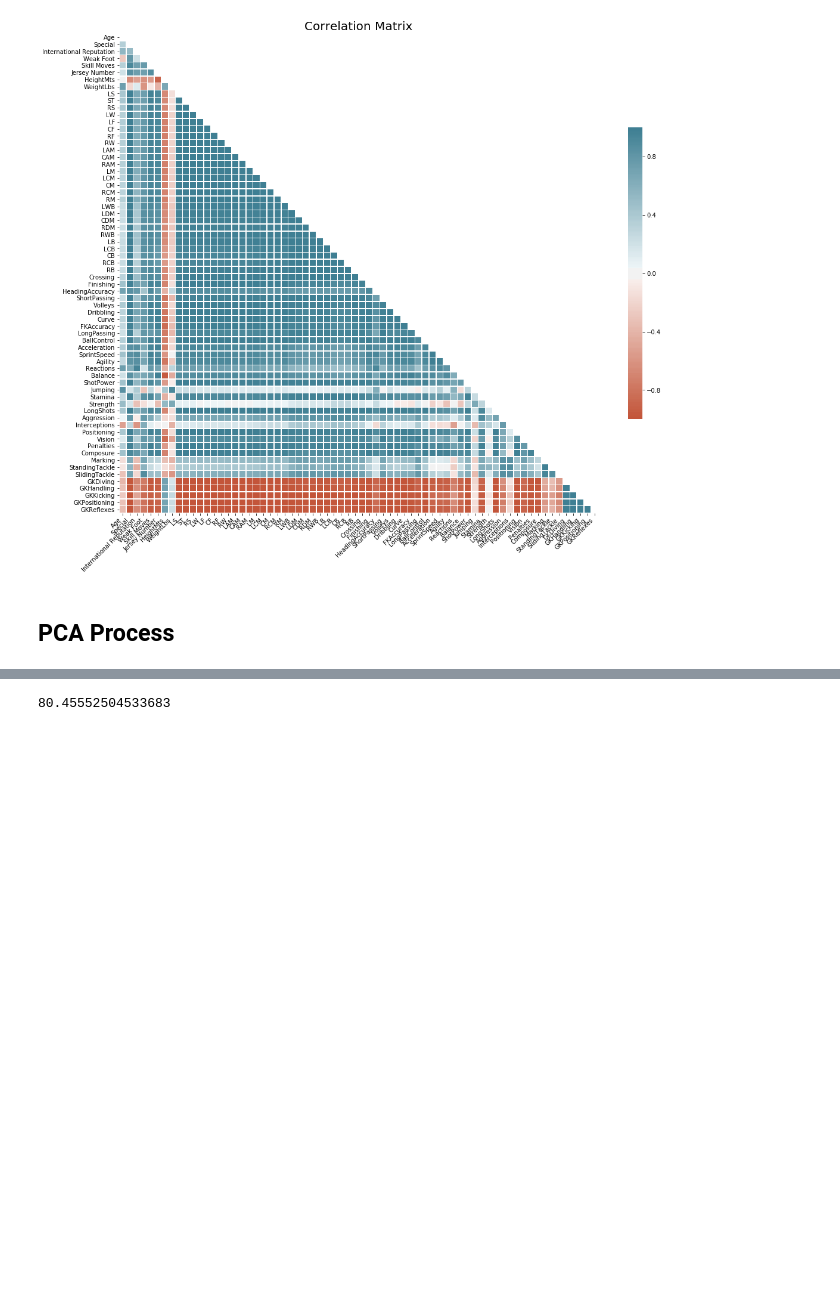
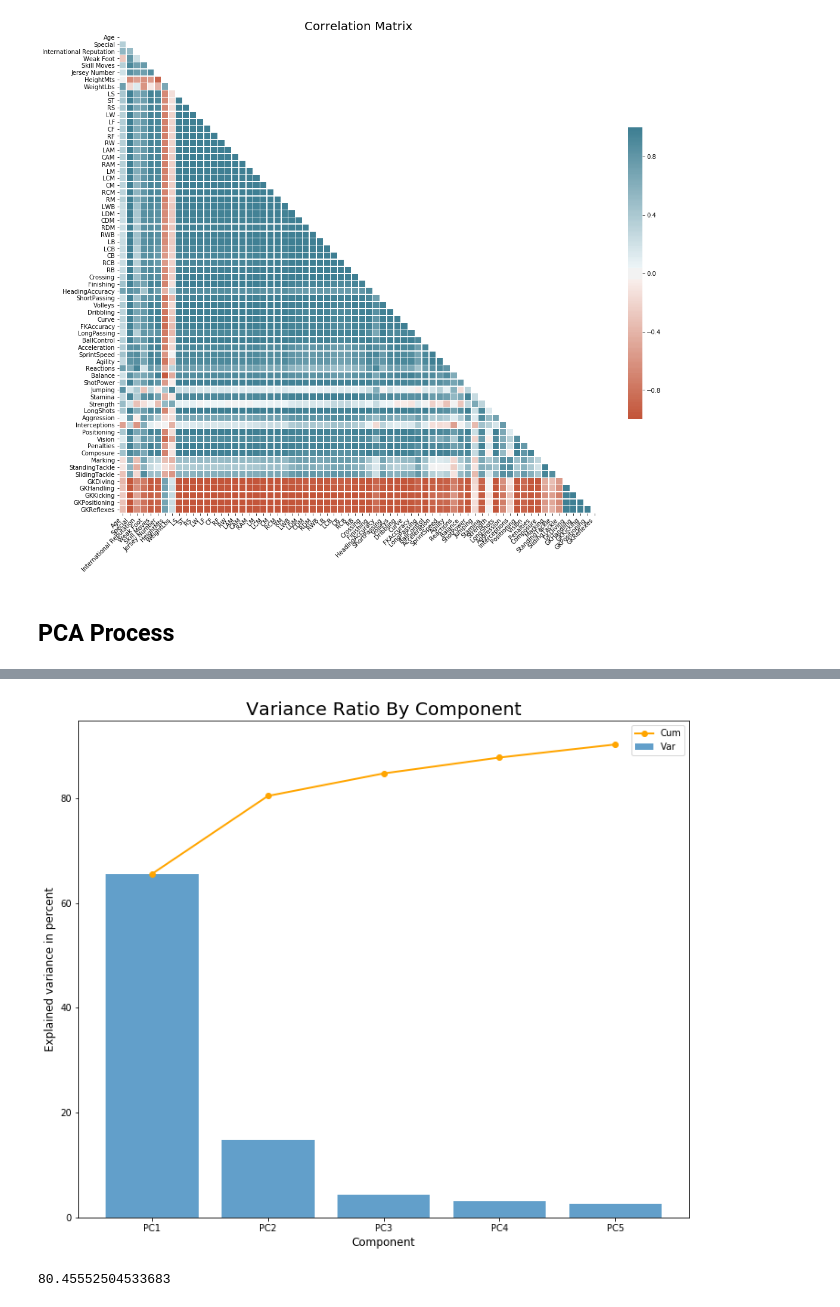
Before and after one commit to ansegura7/DataScience_FIFA19Data, a Jupyter notebook: code/PrincipalComponentAnalysis.ipynb, the cells around one changed output, grey strips where cells are left out. Saved outputs shown, nothing was run; the diff lists cells and outputs as text; code cells hidden in the pictures; blank space fills up the shorter version.

```diff
--- a/code/DataVisualization.ipynb
+++ b/code/PrincipalComponentAnalysis.ipynb
@@ -237,2 +210,25 @@ array([0.65597698, 0.14857827])
+# %%
+# Create horizontal bar chart data
+bars = ("PC1", "PC2", "PC3", "PC4", "PC5")
+y_pos = np.arange(len(bars))
+values = pca.explained_variance_ratio_ * 100
+cum = np.cumsum(values)
+# %%
+# Set up the matplotlib figure
+fig, ax2 = plt.subplots(figsize = (12, 10))
+
+plt.bar(y_pos, values, align = "center", alpha = 0.7)
+plt.xticks(y_pos, bars)
+plt.plot(y_pos, cum, color = "orange", linewidth = 2, marker="o")
+plt.ylabel('Usage')
+plt.title("Variance Ratio By Component", fontsize = 20)
+
+# Plot setup
+plt.xlabel("Component", fontsize = 12)
+plt.ylabel("Explained variance in percent", fontsize = 12)
+plt.legend(("Cum", "Var"), loc = "best")
+plt.show()
+# %% [output]
+[figure, added]
 # %%
 # Show the total explained variance ratio of model
```
Also changed, not shown: parts of 15 cells of this notebook, 4 other files.
